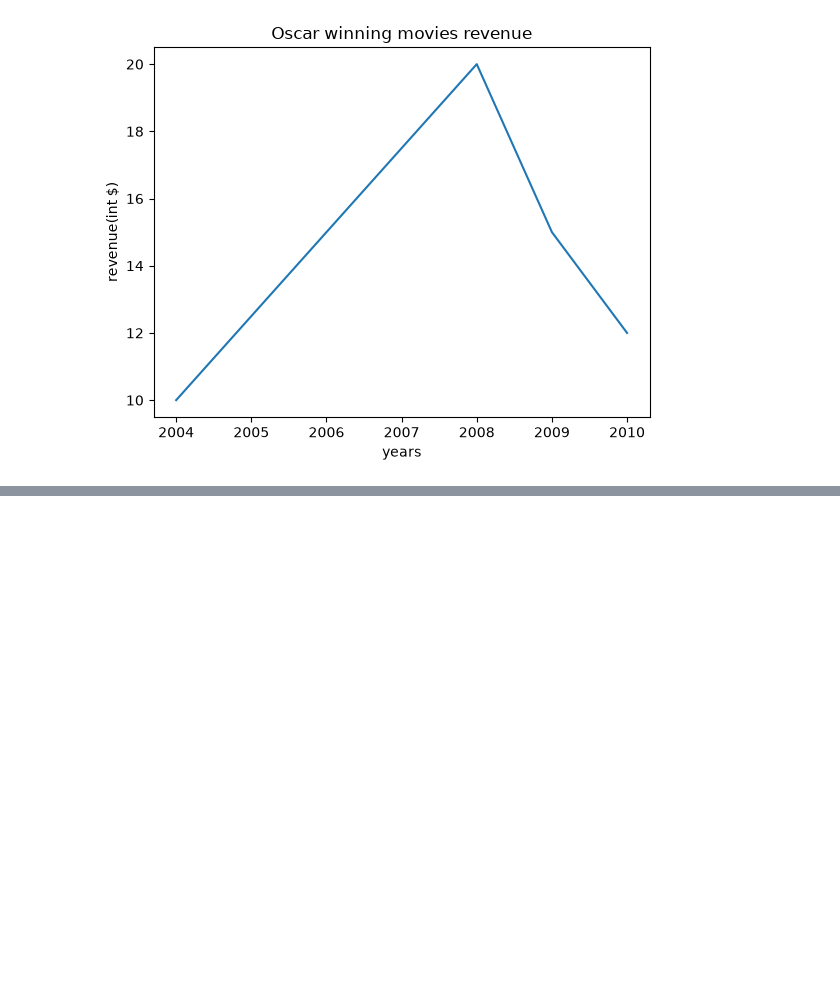
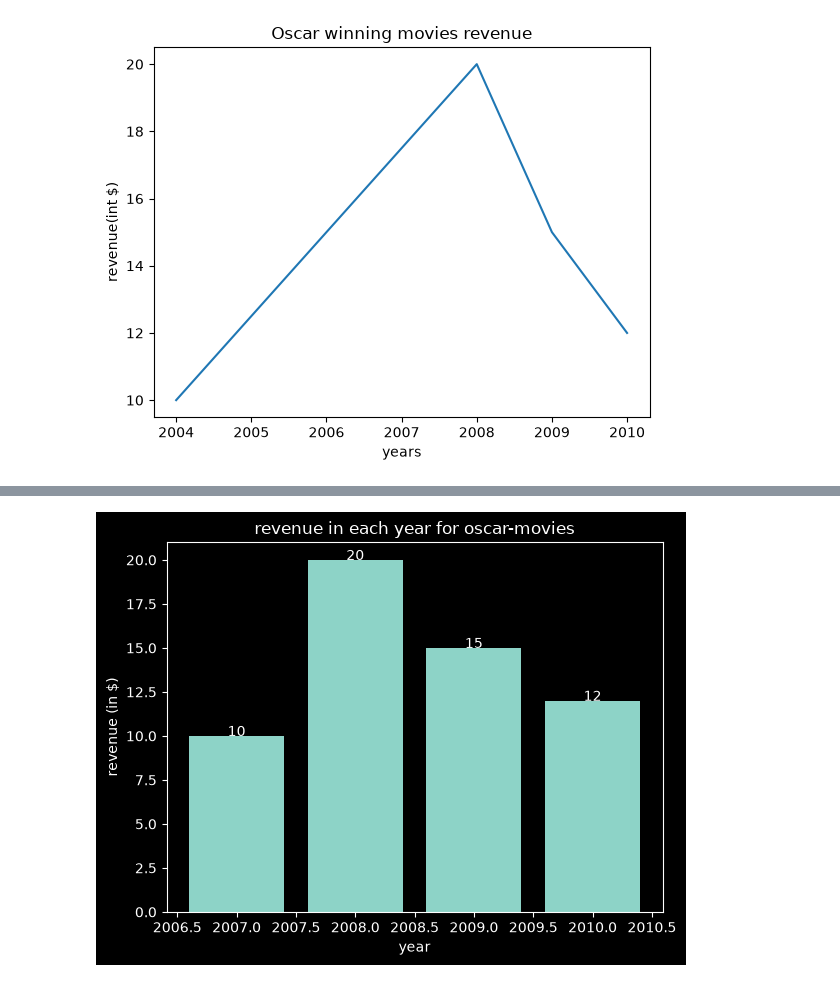
Before and after one commit to SumeetAttri09/python-data, a Jupyter notebook: matplotlib_tuto/matplotlib.ipynb, the cells around one changed output, grey strips where cells are left out. Cells and saved outputs as stored; diff of their text form; code cells hidden in the pictures; blank space fills up the shorter version.

```diff
--- a/matplotlib_tuto/matplotlib.ipynb
+++ b/matplotlib_tuto/matplotlib.ipynb
@@ -58,3 +57,24 @@ title
 xlabel
 ylabel
 legend
+# %%
+#Bar chart
+oscar_movies = [
+    "as",
+    "sg",
+    "hj",
+    "ju"
+]
+c
+oscar_revenue = [10, 20, 15, 12] #in $
+
+plt.bar(years, oscar_revenue)
+plt.title("revenue in each year for oscar-movies")
+plt.xlabel("year")
+plt.ylabel("revenue (in $)")
+
+#add bar labels
+for i in range(len(years)):
+    plt.text(years[i], oscar_revenue[i], str(oscar_revenue[i]), ha="center")
+# %% [output]
+[figure, added]
```
Also changed, not shown: parts of 2 cells of this notebook.
